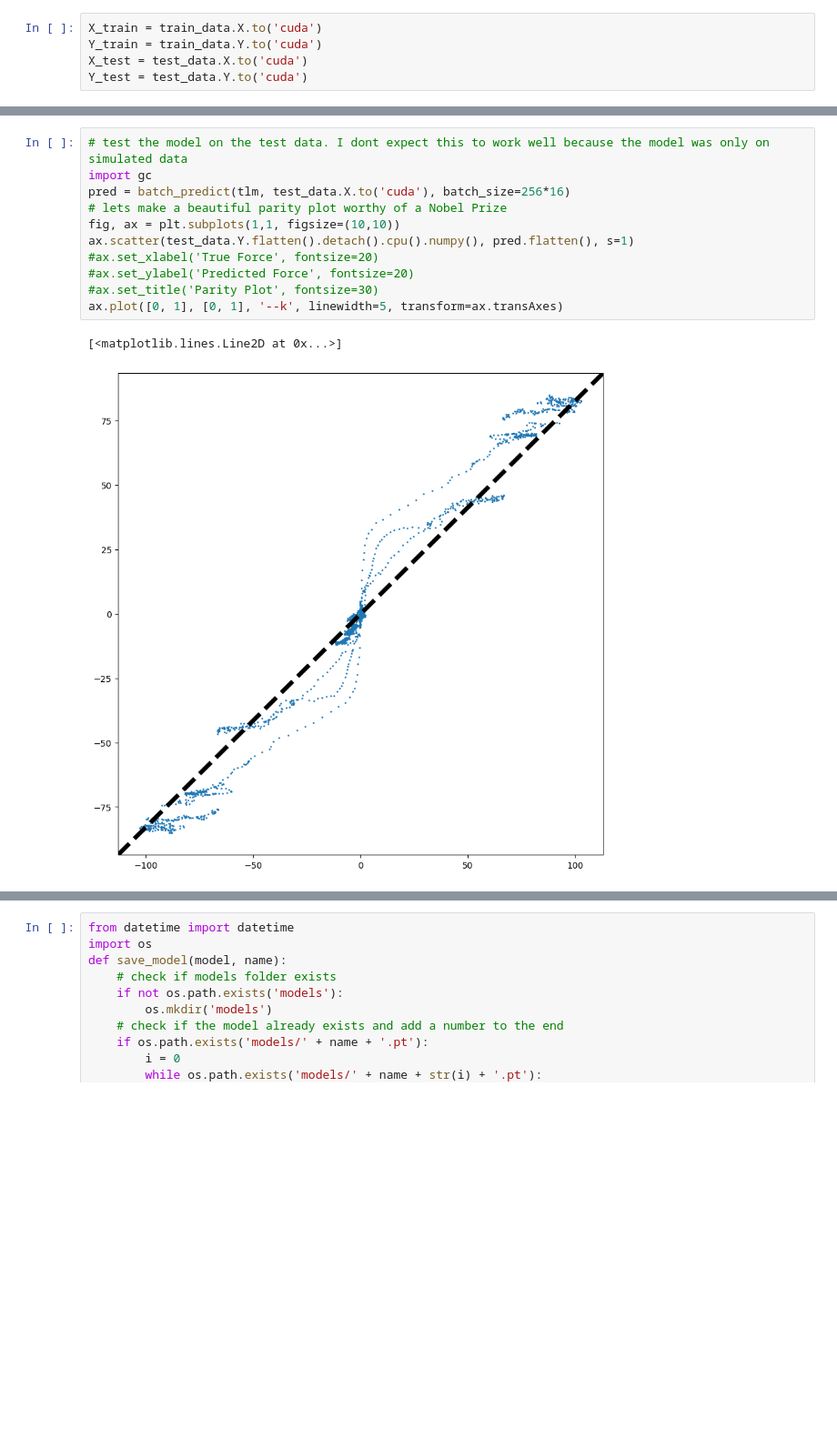
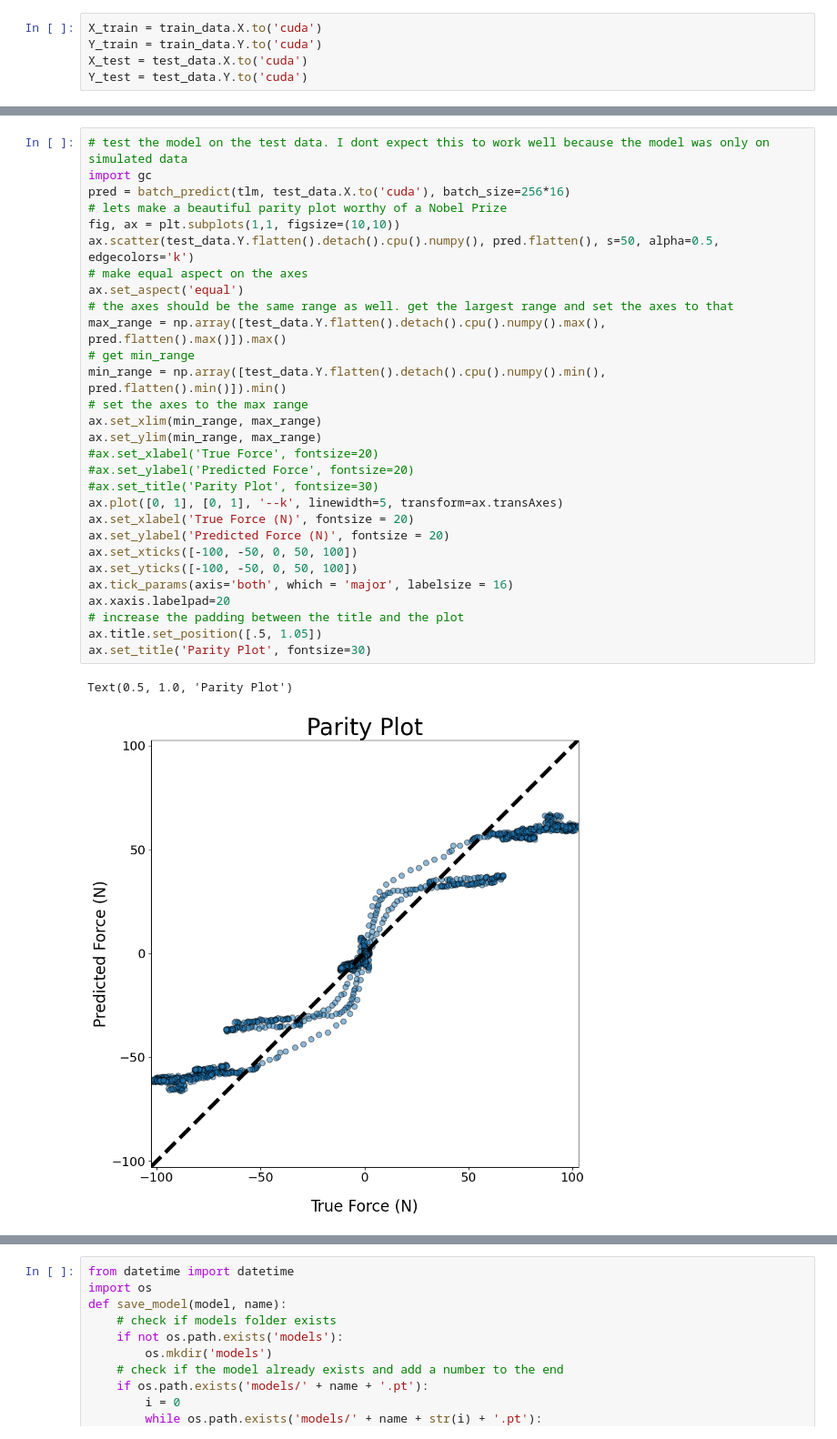
Before and after one commit to ericfonseca95/kmk, a Jupyter notebook: notebooks/LSTM_TLM.ipynb, the cells around one changed output, grey strips where cells are left out. Shown at 91% size. Drawn from its saved outputs; the diff is of its cells as text; blank space fills up the shorter version.

```diff
--- a/notebooks/LSTM_TLM.ipynb
+++ b/notebooks/LSTM_TLM.ipynb
@@ -424,17 +425,35 @@ plot_learning_curve(loss, title='Learning Curve', xlabel='Epoch', ylabel='Loss',
 # %%
 # test the model on the test data. I dont expect this to work well because the model was only on simulated data
 import gc
 pred = batch_predict(tlm, test_data.X.to('cuda'), batch_size=256*16)
 # lets make a beautiful parity plot worthy of a Nobel Prize
 fig, ax = plt.subplots(1,1, figsize=(10,10))
-ax.scatter(test_data.Y.flatten().detach().cpu().numpy(), pred.flatten(), s=1)
+ax.scatter(test_data.Y.flatten().detach().cpu().numpy(), pred.flatten(), s=50, alpha=0.5, edgecolors='k')
+# make equal aspect on the axes
+ax.set_aspect('equal')
+# the axes should be the same range as well. get the largest range and set the axes to that
+max_range = np.array([test_data.Y.flatten().detach().cpu().numpy().max(), pred.flatten().max()]).max()
+# get min_range
+min_range = np.array([test_data.Y.flatten().detach().cpu().numpy().min(), pred.flatten().min()]).min()
+# set the axes to the max range
+ax.set_xlim(min_range, max_range)
+ax.set_ylim(min_range, max_range)
 #ax.set_xlabel('True Force', fontsize=20)
 #ax.set_ylabel('Predicted Force', fontsize=20)
 #ax.set_title('Parity Plot', fontsize=30)
 ax.plot([0, 1], [0, 1], '--k', linewidth=5, transform=ax.transAxes)
+ax.set_xlabel('True Force (N)', fontsize = 20)
+ax.set_ylabel('Predicted Force (N)', fontsize = 20)
+ax.set_xticks([-100, -50, 0, 50, 100])
+ax.set_yticks([-100, -50, 0, 50, 100])
+ax.tick_params(axis='both', which = 'major', labelsize = 16)
+ax.xaxis.labelpad=20
+# increase the padding between the title and the plot
+ax.title.set_position([.5, 1.05])
+ax.set_title('Parity Plot', fontsize=30)
 # %% [output]
-[<matplotlib.lines.Line2D at 0x...>]
+Text(0.5, 1.0, 'Parity Plot')
-[figure, old version]
+[figure, new version]
 # %%
 from sklearn.metrics import r2_score, mean_absolute_error, mean_squared_error
 r2 = r2_score(test_data.Y.flatten().detach().cpu().numpy(), pred.flatten().detach().cpu().numpy())
```
Also changed, not shown: parts of 8 cells of this notebook, 5 other files.
